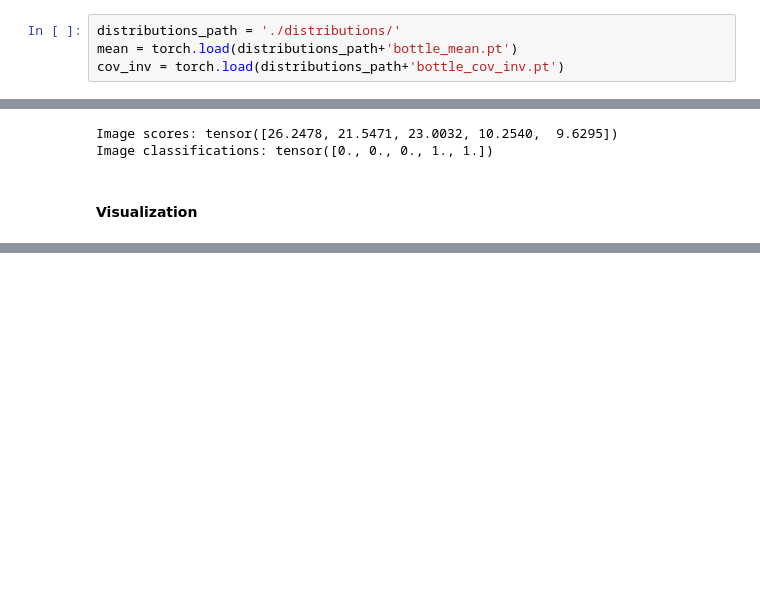
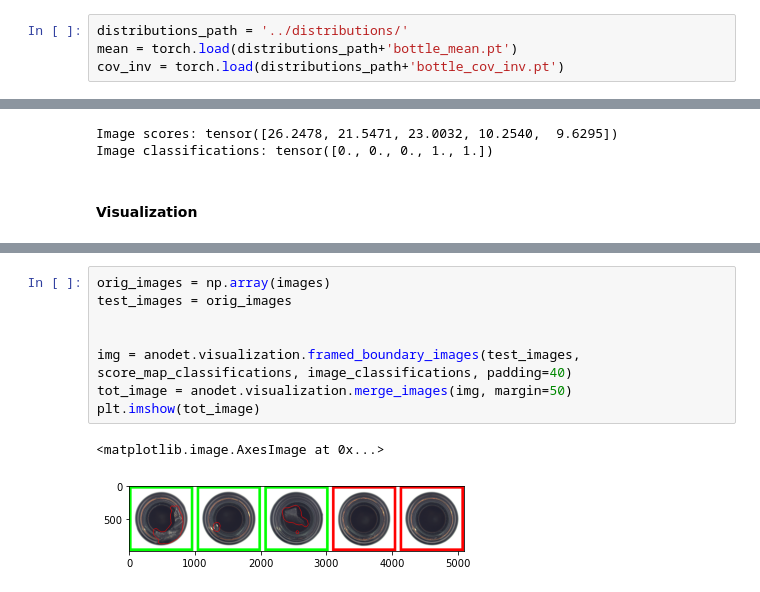
Before and after one commit to OpenAOI/anodet, a Jupyter notebook: notebooks/padim_example.ipynb, the cells around one changed output, grey strips where cells are left out. Saved outputs shown, nothing was run; the diff lists cells and outputs as text; blank space fills up the shorter version.

Commit message:
Heatmap v2

```diff
--- a/notebooks/padim_example.ipynb
+++ b/notebooks/padim_example.ipynb
@@ -60,7 +60,7 @@ batch = anodet.to_batch(images, anodet.standard_image_transform, torch.device('c
 # %% [markdown]
 #### Load the necessary parameters
 # %%
-distributions_path = './distributions/'
+distributions_path = '../distributions/'
 mean = torch.load(distributions_path+'bottle_mean.pt')
 cov_inv = torch.load(distributions_path+'bottle_cov_inv.pt')
 # %% [markdown]
@@ -104,0 +87,11 @@ for idx in range(len(images)):
+# %%
+orig_images = np.array(images)
+test_images = orig_images
+
+
+img = anodet.visualization.framed_boundary_images(test_images, score_map_classifications, image_classifications, padding=40)
+tot_image = anodet.visualization.merge_images(img, margin=50)
+plt.imshow(tot_image)
+# %% [output]
+<matplotlib.image.AxesImage at 0x...>
+[figure, added]
```
Also changed, not shown: parts of 6 cells of this notebook, 9 other files.
